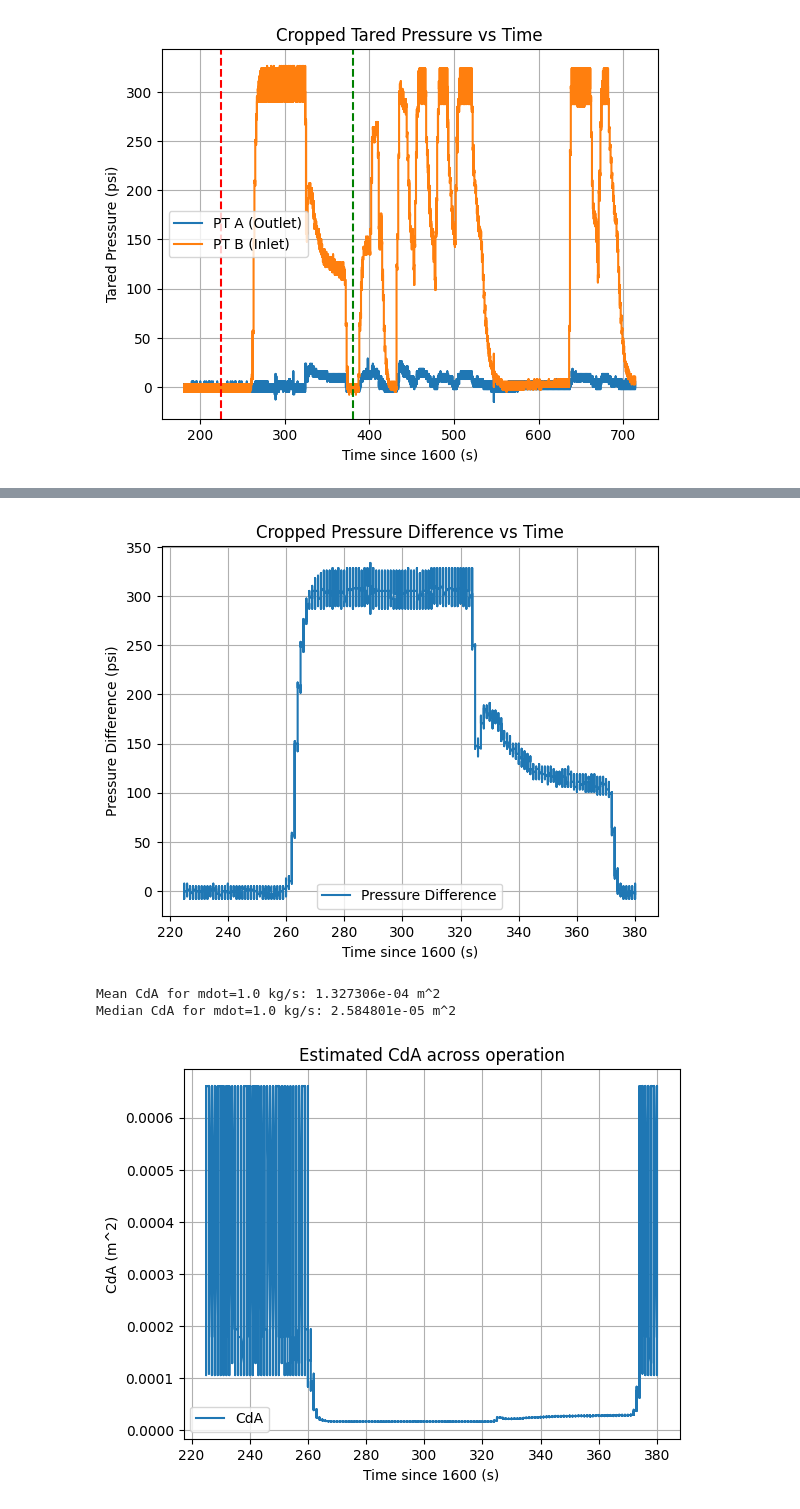
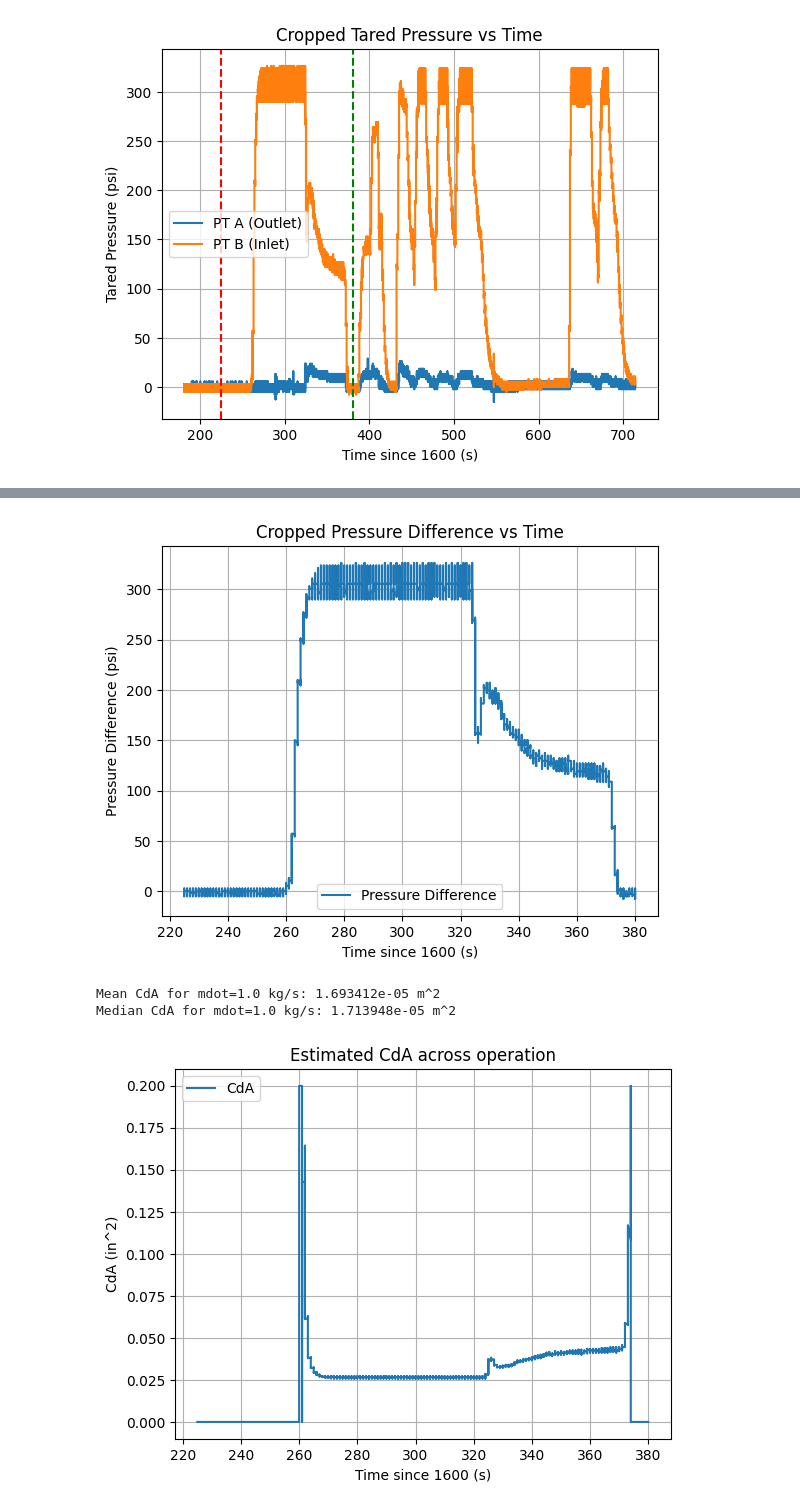
Before and after one commit to benkneb/Analysis, a Jupyter notebook: analysis.ipynb, the cells around one changed output, grey strips where cells are left out. Drawn from its saved outputs; the diff is of its cells as text; code cells hidden in the pictures.

```diff
--- a/analysis.ipynb
+++ b/analysis.ipynb
@@ -137,39 +167,49 @@ ptBTCrop2 = ptBTCrop[post225380]
 plt.plot(timeCrop2, ptATCrop2, label="PT A (Outlet)")
 plt.plot(timeCrop2, ptBTCrop2, label="PT B (Inlet)")
 
+#the outlet reading is kinda fucked up, can estimate fluid velocity via inlet blowing to atmosphere
+
+
 # find CdA
-dP = ptBTCrop2 - ptATCrop2
+dP = ptBTCrop2 - 0
 plt.figure()
 plt.plot(timeCrop2, dP, label="Pressure Difference")
 plt.xlabel("Time since 1600 (s)")
 plt.ylabel("Pressure Difference (psi)")
 plt.title("Cropped Pressure Difference vs Time")
 plt.legend()
 plt.grid()
 plt.show()
 
 rhoLn2 = cp.PropsSI("D", "T", 77.0, "Q", 0, "N2")
 dPPa = dP * 6894.757293168
 dPPaMag = np.abs(dPPa)
 valid = dPPaMag > 0.0
 
 mdot = 1.0  # kg/s, replace with actual mass flow if known
 CdA = np.full_like(dPPaMag, np.nan, dtype=float)
 CdA[valid] = mdot / np.sqrt(2.0 * rhoLn2 * dPPaMag[valid])
 
+for i in range(len(CdA)):
+    if dP[i] <= 3:
+        CdA[i] = 0.0  # low pressure difference, no flow yet
+
 print(f"Mean CdA for mdot={mdot} kg/s: {np.nanmean(CdA):.6e} m^2")
 print(f"Median CdA for mdot={mdot} kg/s: {np.nanmedian(CdA):.6e} m^2")
 
-plt.plot(timeCrop2, CdA, label="CdA")
+CdAIn = CdA * 1550 #m^2 to in^2
+
+
+plt.plot(timeCrop2, CdAIn, label="CdA")
 plt.xlabel("Time since 1600 (s)")
-plt.ylabel("CdA (m^2)")
+plt.ylabel("CdA (in^2)")
 plt.title("Estimated CdA across operation")
 plt.legend()
 plt.grid()
 plt.show()
 # %% [output]
 [figure]
-[figure, old version]
+[figure, new version]
-Mean CdA for mdot=1.0 kg/s: 1.327306e-04 m^2
-Median CdA for mdot=1.0 kg/s: 2.584801e-05 m^2
+Mean CdA for mdot=1.0 kg/s: 1.693412e-05 m^2
+Median CdA for mdot=1.0 kg/s: 1.713948e-05 m^2
-[figure, old version]
+[figure, new version]
```
Also changed, not shown: parts of 1 cell of this notebook.
